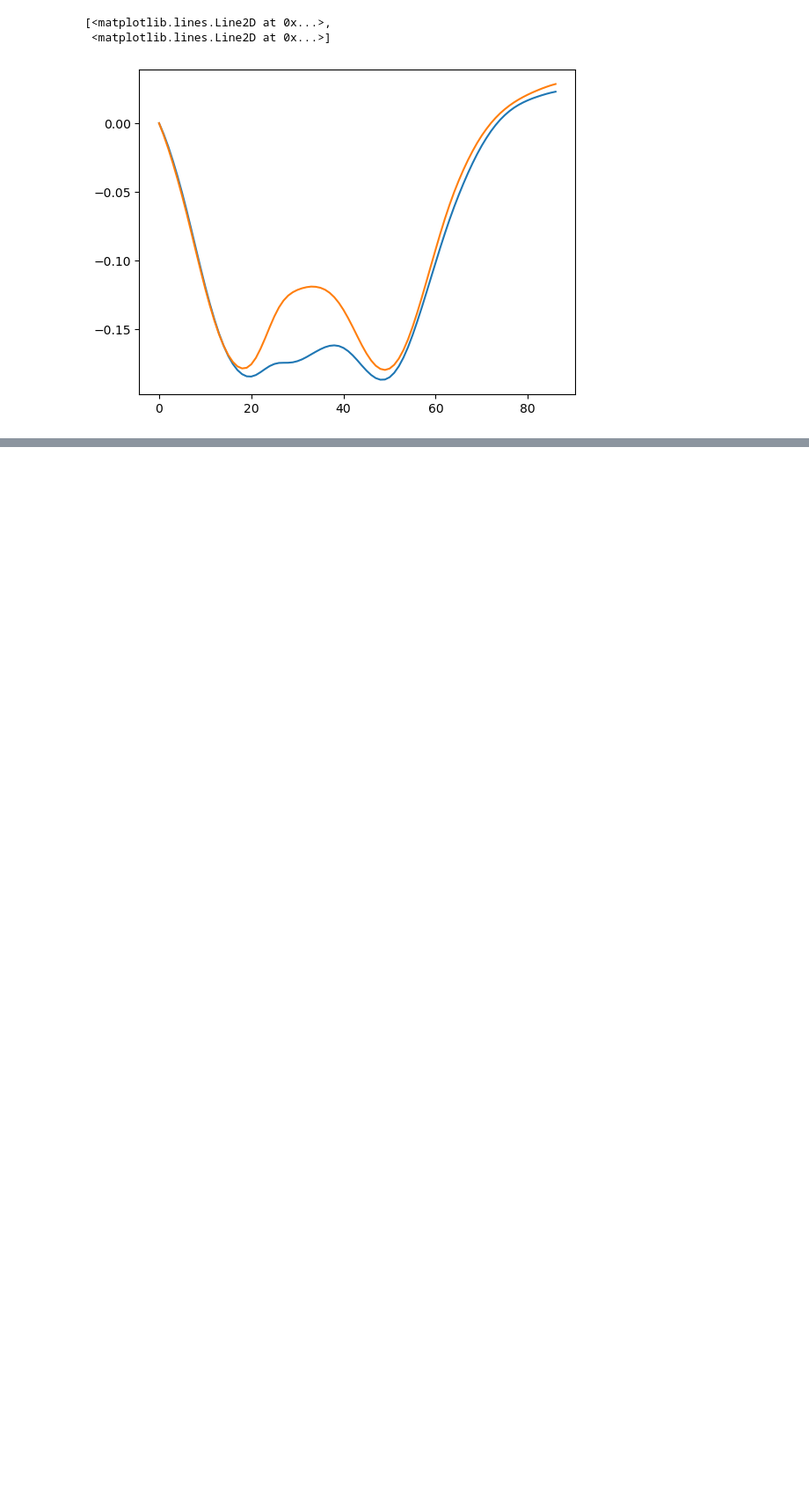
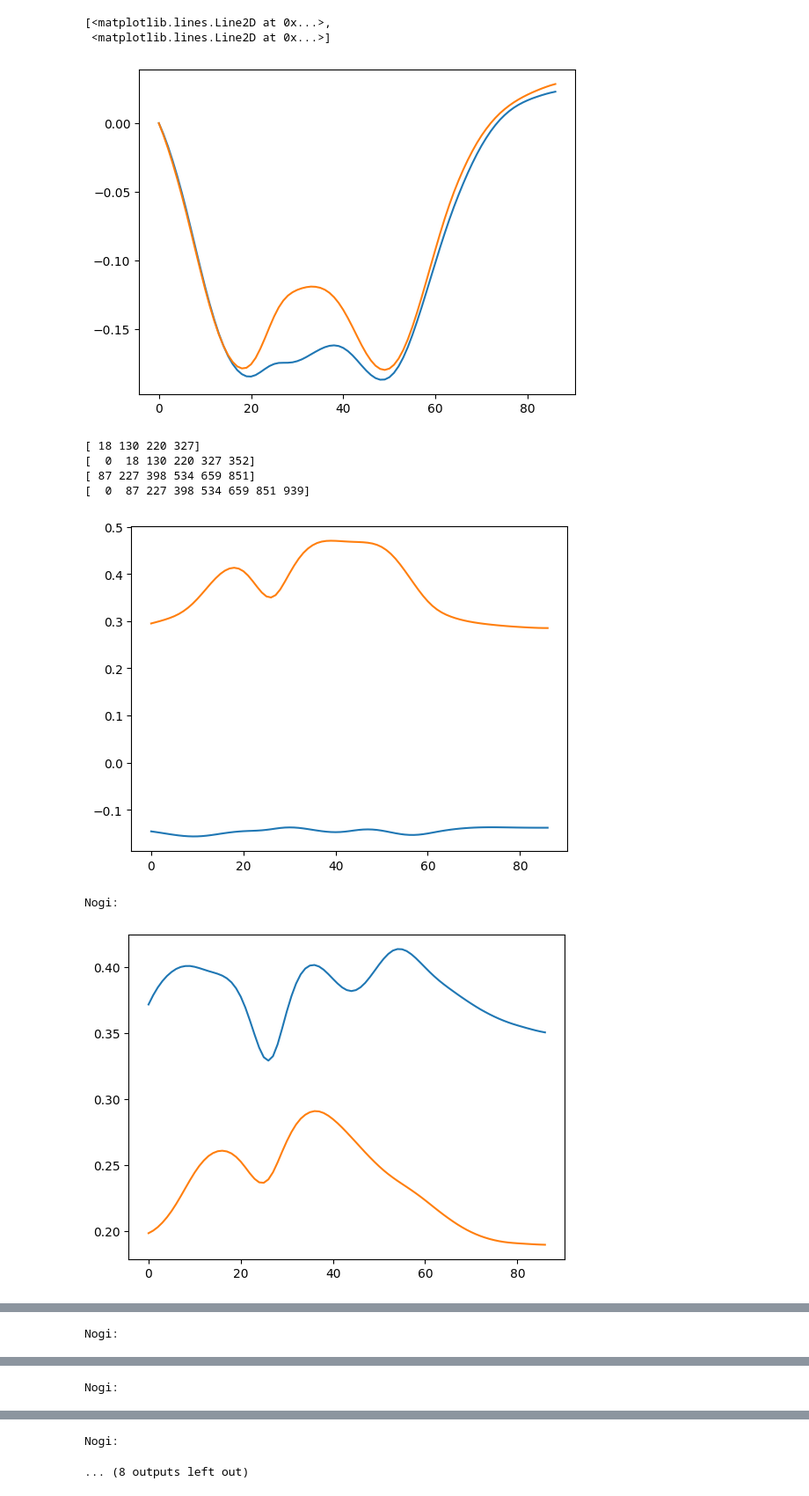
Before and after one commit to GymMachineLearning/TimeSeriesAnalysis, a Jupyter notebook: MP.ipynb, the cells around one changed output, grey strips where cells are left out. Shown at 88% size. Drawn from its saved outputs; the diff is of its cells as text; code cells hidden in the pictures; blank space fills up the shorter version.

Commit message:
feat: add Class for pose estimation

```diff
--- a/MP.ipynb
+++ b/MP.ipynb
@@ -59,6 +90,11 @@ def normalize_relative_to_start(series):
     normalized_series = series - initial_values
 
     return normalized_series
+
+def get_segments_repetitions(keypoints_3d, exclusion_zone):
+   reps = segment_repetitions(keypoints_3d, exclusion_zone)
+   segments = cut_series_multidimensional(keypoints_3d, reps)
+   return segments
 # %%
 reps = segment_repetitions(keypoints_3d,100)
 segments = cut_series_multidimensional(keypoints_3d, reps)
@@ -161,0 +290,15 @@ plt.plot(test_data)
+# %%
+reps_train = segment_repetitions(keypoints_3d_train, 80)
+segments_train = cut_series_multidimensional(keypoints_3d_train, reps_train)
+
+
+Squat = SquatPoseEstimation(keypoints_3d, segments_train[:-1])
+Squat.analyze_repetition(1)
+# %% [output]
+[ 18 130 220 327]
+[  0  18 130 220 327 352]
+[ 87 227 398 534 659 851]
+[  0  87 227 398 534 659 851 939]
+[figure, added]
+Nogi:
+[figure, added]
@@ -161,0 +306 @@ plt.plot(test_data)
+Nogi:
@@ -161,0 +309 @@ plt.plot(test_data)
+Nogi:
@@ -161,0 +312,2 @@ plt.plot(test_data)
+Nogi:
+... (8 outputs left out)
```
Also changed, not shown: parts of 10 cells of this notebook.
